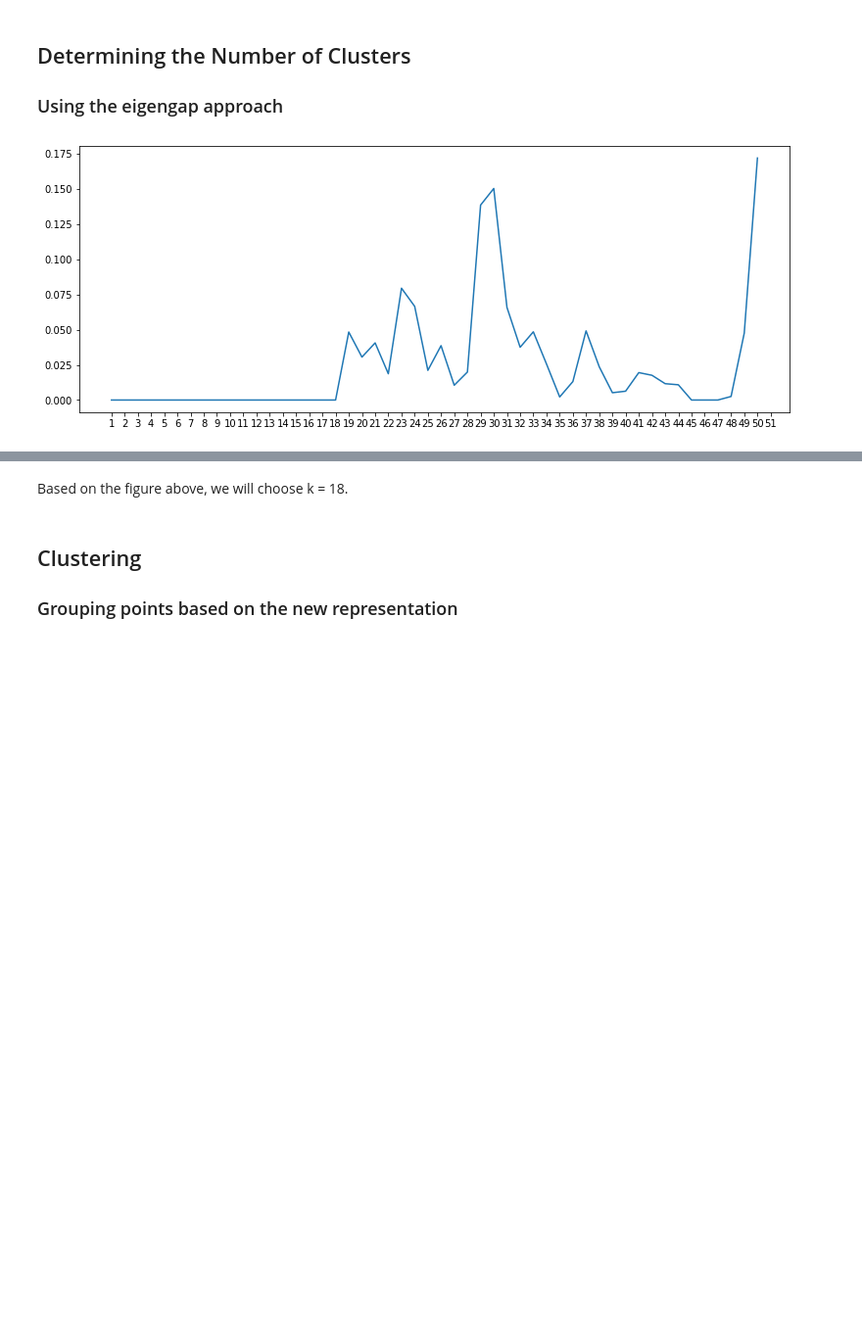
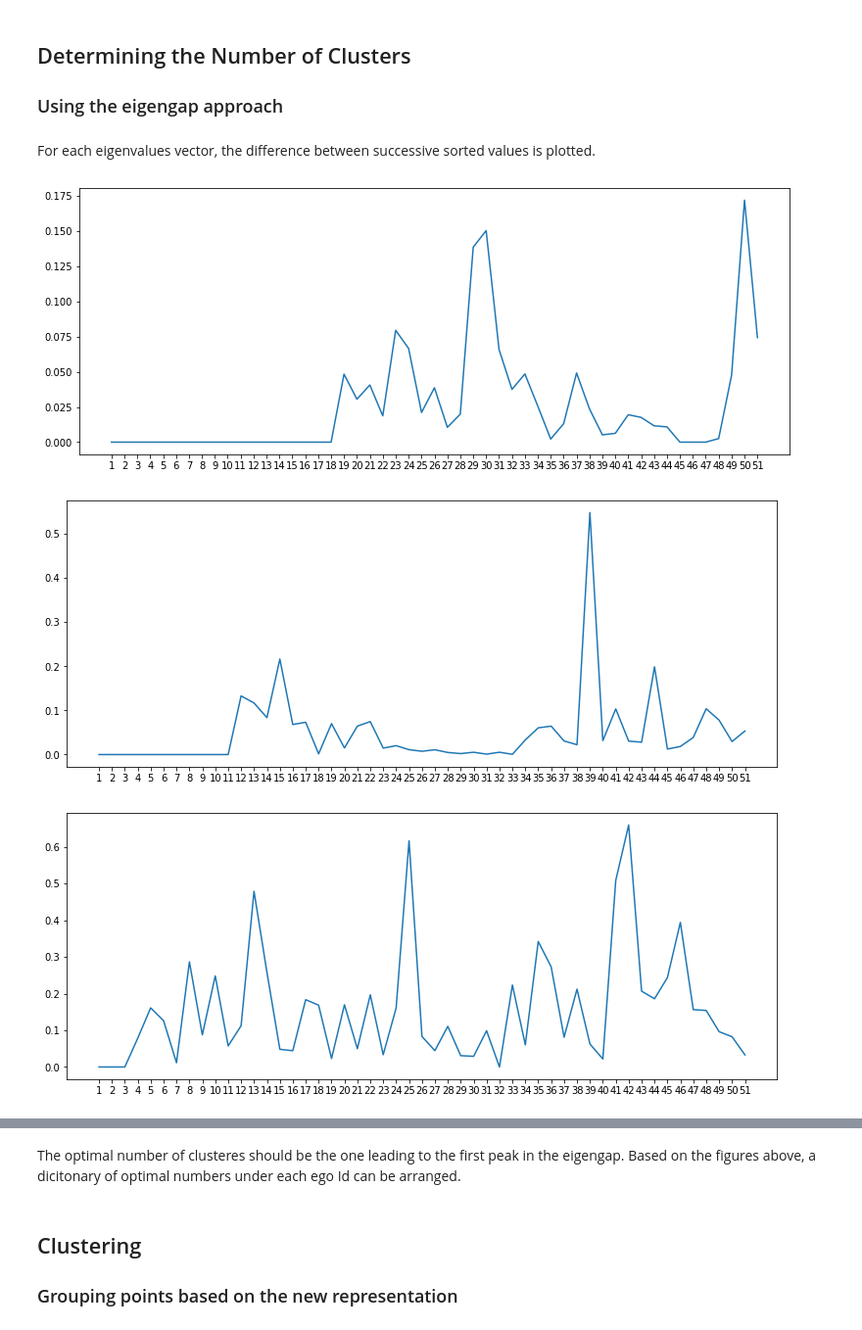
Before and after one commit to alexandradecarvalho/community-detection-socialmedia, a Jupyter notebook: exercise1.ipynb, the cells around one changed output, grey strips where cells are left out. Shown at 98% size. Drawn from its saved outputs; the diff is of its cells as text; code cells hidden in the pictures; blank space fills up the shorter version.

```diff
--- a/exercise1.ipynb
+++ b/exercise1.ipynb
@@ -53,7 +61,13 @@ array([[0., 0., 0., ..., 0., 1., 0.],
 # %%
-deg_matrix = np.zeros((len(friends), len(friends)))
+d_matrices = dict()
 
-for row_idx in range(len(adj_matrix)):
-    deg_matrix[row_idx][row_idx] = np.count_nonzero(adj_matrix[row_idx] == 1)
+for ego in users:
+    deg_matrix = np.zeros((len(friends_lists[ego]), len(friends_lists[ego])))
+
+    # diagonal matrix with the sum of correspondent row/column in adjacency matrix
+    for row_idx in range(len(a_matrices[ego])):
+        deg_matrix[row_idx][row_idx] = np.count_nonzero(a_matrices[ego][row_idx] == 1)
+
+    d_matrices[ego] = deg_matrix
 # %% [markdown]
 #### Laplacian Matrix
@@ -70,0 +76,7 @@ array([[16.,  0.,  0., ...,  0., -1.,  0.],
+# %%
+lap_decomposition = dict()
+
+for ego in users:
+    matrix = np.subtract(d_matrices[ego], a_matrices[ego])
+    lap_decomposition[ego] = matrix
+    print(matrix)
@@ -71,5 +101,3 @@ array([[16.,  0.,  0., ...,  0., -1.,  0.],
 # %% [markdown]
 ## Decomposition
 ### Computing eigenvalues and eigenvectors of the matrix
-# %%
-eigenvals, eigenvects = np.linalg.eigh(lap_matrix)
@@ -75,0 +106,6 @@ eigenvals, eigenvects = np.linalg.eigh(lap_matrix)
+# %%
+eigens = dict()
+for ego in users:
+    eigenvals, eigenvects = np.linalg.eigh(lap_decomposition[ego])
+    eigens[ego] = [eigenvals, eigenvects]
+    print(eigenvals.shape,eigenvects.shape)
@@ -76,11 +123,18 @@ eigenvals, eigenvects = np.linalg.eigh(lap_matrix)
 # %% [markdown]
 ## Determining the Number of Clusters
 ### Using the eigengap approach
+# %% [markdown]
+For each eigenvalues vector, the difference between successive sorted values is plotted.
 # %%
-plt.figure(figsize=(13,5))
-plt.xticks(np.arange(0,51), np.arange(1,52))
-ordered_evals = np.argsort(eigenvals)
-plt.plot(np.diff([eigenvals[idx] for idx in ordered_evals])[:50])
-plt.show()
+ordered_evals = dict()
+for ego in users:
+    plt.figure(figsize=(13,5))
+    plt.xticks(np.arange(0,51), np.arange(1,52))
+
+    ordered_evals[ego] = np.argsort(eigens[ego][0])   # gets the indexes ordered by their value, to sort eigenvectors and eigenvalues
+    plt.plot(np.diff(eigens[ego][0][ordered_evals[ego]])[:51])
+    plt.show()
 # %% [output]
-[figure, old version]
+[figure, new version]
+[figure, added]
+[figure, added]
@@ -87,2 +147,0 @@ plt.show()
-# %% [markdown]
-Based on the figure above, we will choose k = 18.
@@ -90,0 +148,2 @@ n = 18
+# %% [markdown]
+The optimal number of clusteres should be the one leading to the first peak in the eigengap. Based on the figures above, a dicitonary of optimal numbers under each ego Id can be arranged.
```
Also changed, not shown: parts of 63 cells of this notebook.
